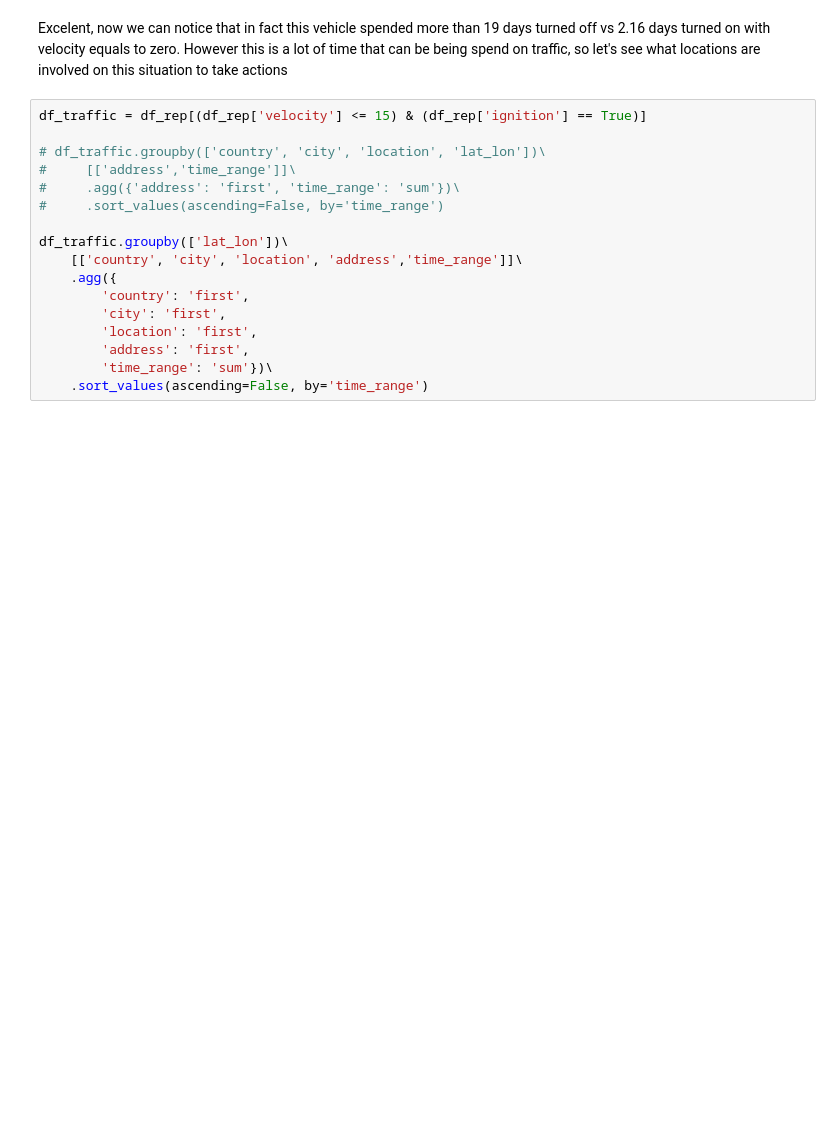
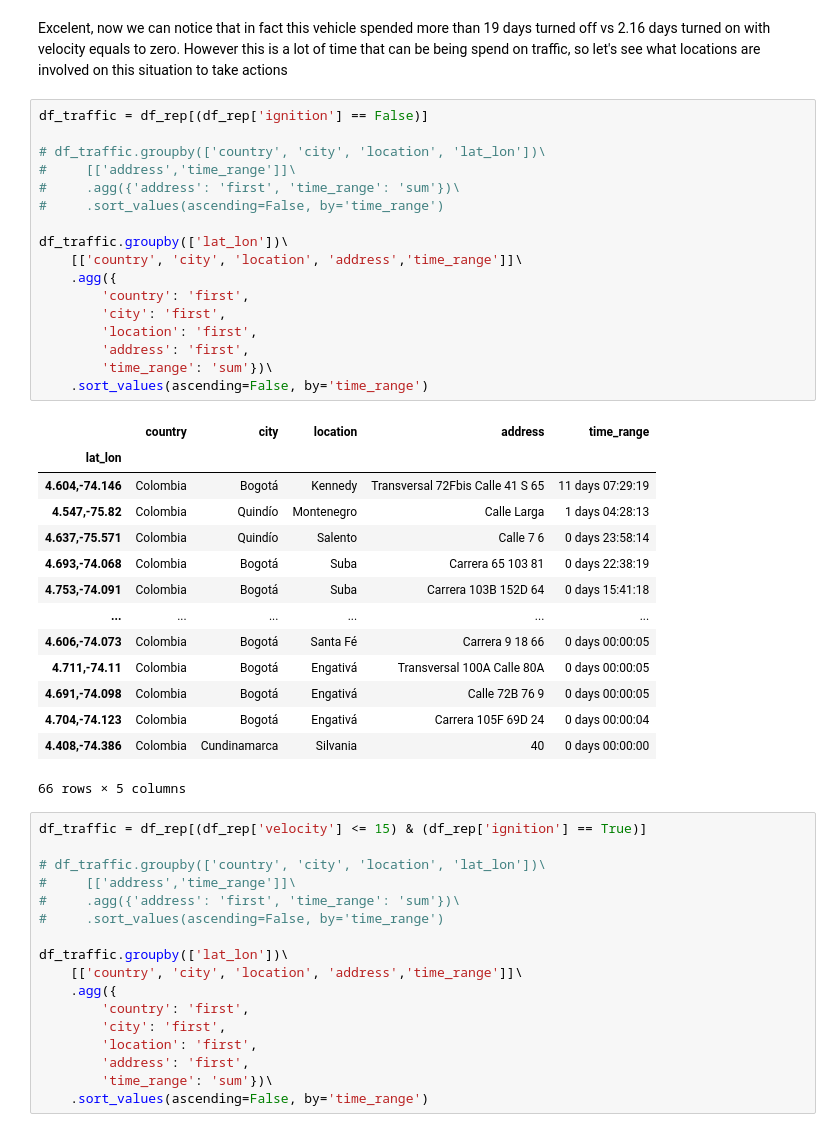
Before and after one commit to AlejoB13C/rastreo-satelital, a Jupyter notebook: notebooks/0.1-Basic-EDA.ipynb, the cells around one changed output. Drawn from its saved outputs; the diff is of its cells as text; blank space fills up the shorter version.

Commit message:
first report

```diff
--- a/notebooks/0.1-Basic-EDA.ipynb
+++ b/notebooks/0.1-Basic-EDA.ipynb
@@ -129,6 +129,38 @@ True     2 days 04:39:00
 Name: time_range, dtype: timedelta64[ns]
 # %% [markdown]
 Excelent, now we can notice that in fact this vehicle spended more than 19 days turned off vs 2.16 days turned on with velocity equals to zero. However this is a lot of time that can be being spend on traffic, so let's see what locations are involved on this situation to take actions
+# %%
+df_traffic = df_rep[(df_rep['ignition'] == False)]
+
+# df_traffic.groupby(['country', 'city', 'location', 'lat_lon'])\
+#     [['address','time_range']]\
+#     .agg({'address': 'first', 'time_range': 'sum'})\
+#     .sort_values(ascending=False, by='time_range')
+
+df_traffic.groupby(['lat_lon'])\
+    [['country', 'city', 'location', 'address','time_range']]\
+    .agg({
+        'country': 'first',
+        'city': 'first',
+        'location': 'first',
+        'address': 'first',
+        'time_range': 'sum'})\
+    .sort_values(ascending=False, by='time_range')
+# %% [output]
+|  | country | city | location | address | time_range |
+| lat_lon |  |  |  |  |  |
+| 4.604,-74.146 | Colombia | Bogotá | Kennedy | Transversal 72Fbis Calle 41 S 65 | 11 days 07:29:19 |
+| 4.547,-75.82 | Colombia | Quindío | Montenegro | Calle Larga | 1 days 04:28:13 |
+| 4.637,-75.571 | Colombia | Quindío | Salento | Calle 7 6 | 0 days 23:58:14 |
+| 4.693,-74.068 | Colombia | Bogotá | Suba | Carrera 65 103 81 | 0 days 22:38:19 |
+| 4.753,-74.091 | Colombia | Bogotá | Suba | Carrera 103B 152D 64 | 0 days 15:41:18 |
+| ... | ... | ... | ... | ... | ... |
+| 4.606,-74.073 | Colombia | Bogotá | Santa Fé | Carrera 9 18 66 | 0 days 00:00:05 |
+| 4.711,-74.11 | Colombia | Bogotá | Engativá | Transversal 100A Calle 80A | 0 days 00:00:05 |
+| 4.691,-74.098 | Colombia | Bogotá | Engativá | Calle 72B 76 9 | 0 days 00:00:05 |
+| 4.704,-74.123 | Colombia | Bogotá | Engativá | Carrera 105F 69D 24 | 0 days 00:00:04 |
+| 4.408,-74.386 | Colombia | Cundinamarca | Silvania | 40 | 0 days 00:00:00 |
+66 rows × 5 columns
 # %%
 df_traffic = df_rep[(df_rep['velocity'] <= 15) & (df_rep['ignition'] == True)]
 
```
Also changed, not shown: parts of 1 cell of this notebook, 1 other file.
